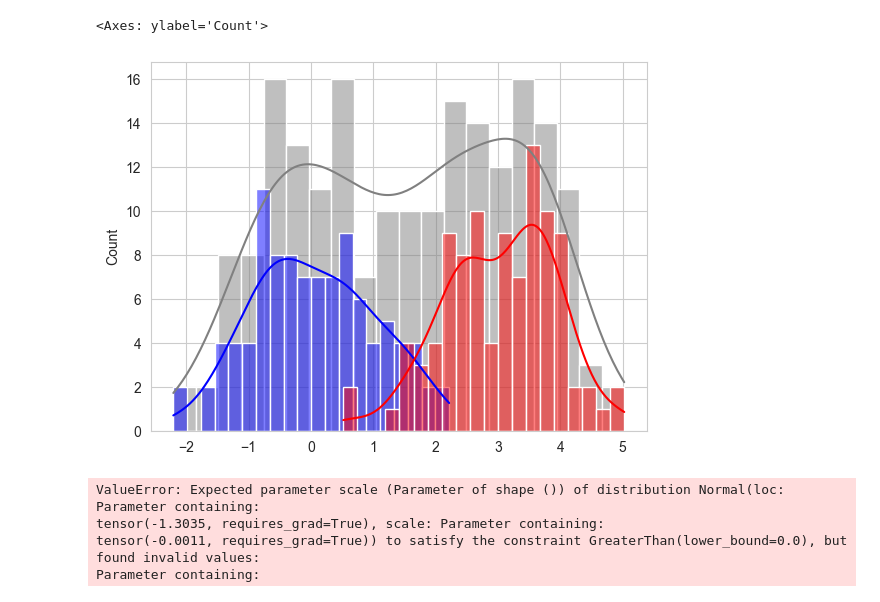
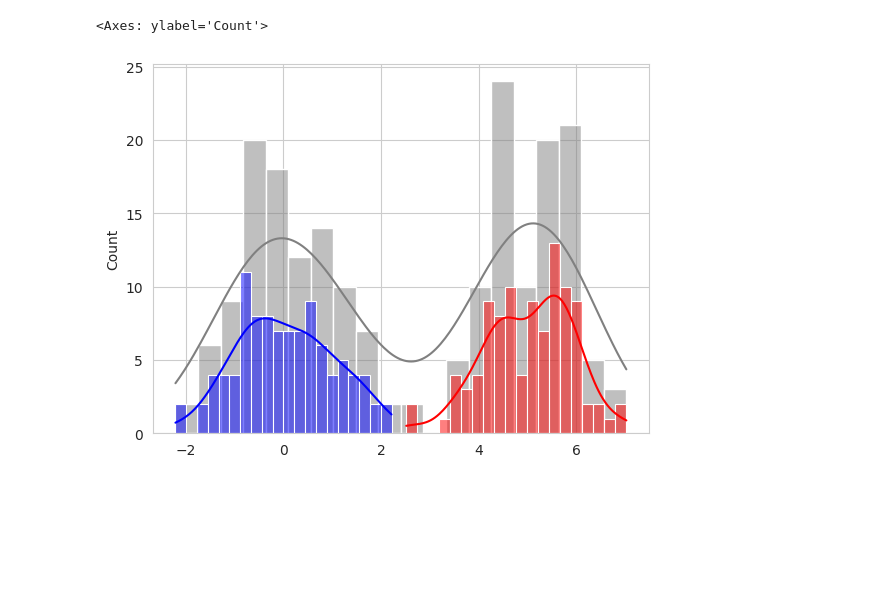
Before and after one commit to ZetrextJG/REBAR-PyTorch, a Jupyter notebook: gmm.ipynb, the cells around one changed output. Saved outputs shown, nothing was run; the diff lists cells and outputs as text; code cells hidden in the pictures; blank space fills up the shorter version.

```diff
--- a/gmm.ipynb
+++ b/gmm.ipynb
@@ -26,12 +26,12 @@ torch.backends.cudnn.benchmark = False
 # %%
 Xs = torch.concatenate([
     torch.randn(100),
-    torch.randn(100) + 3,
+    torch.randn(100) + 5,
 ]).reshape(-1, 1)
 
 sns.histplot(Xs[:, 0], bins=20, kde=True, color='gray', alpha=0.5)
 sns.histplot(Xs[:100, 0], bins=20, kde=True, color='blue', alpha=0.5)
 sns.histplot(Xs[100:, 0], bins=20, kde=True, color='red', alpha=0.5)
 # %% [output]
 <Axes: ylabel='Count'>
-[figure, old version]
+[figure, new version]
@@ -86,66 +37,0 @@ class GMM(nn.Module):
-# %%
-max_iter = 5000
-
-losses = []
-variances = []
-grad_estimates_list = []
-grad_estimates_history = []
-z_tilde_history = []
-rebar_before_grad_history = []
-log_prob_history = []
-z_history = []
-etas = []
-lmbdas = []
-thetas = []
-rebar_before_grads = []
-objectives = []
-
-n_variance_samples = 1024
-
-lmbda = torch.tensor([0.1], requires_grad=True)
-eta = torch.tensor([-0.1], requires_grad=True)
-
-theta_model = GMM()
-
-opt = torch.optim.Adam(theta_model.parameters(), lr=0.01, betas=(0.9, 0.99999))
-opt2 = torch.optim.Adam([eta, lmbda], lr=0.1, betas=(0.9, 0.99999))
-
-for i in tqdm(range(max_iter)):
-    opt.zero_grad()
-
-    thetas_pred = theta_model.forward(Xs)
-
-    # Gradient estimation
-    thetas = thetas_pred.detach()
-    thetas.requires_grad = True
-
-    loss = 0
-    u, v = torch.rand(2, thetas.shape[0], 1)
-
-    z_lmbda = g_lmbda(u, thetas, lmbda)
-    b = H(z_lmbda).detach()
-    z_tilde = g_tilde(v, b, thetas)
-
-    obj = f(b, theta_model.mu0, theta_model.mu1, theta_model.sigma0, theta_model.sigma1)
-
-    objectives.append(torch.mean(obj).item())
-
-    obj_temp_detach = f(sigma(z_tilde.detach(), lmbda), theta_model.mu0, theta_model.mu1, theta_model.sigma0, theta_model.sigma1)
-    obj_temp = f(sigma(z_tilde.detach(), lmbda), theta_model.mu0, theta_model.mu1, theta_model.sigma0, theta_model.sigma1)
-    first_term = (obj - eta * obj_temp_detach) * log_likelihood_bern(b, thetas)
-    second_term = eta * obj_temp
-    thrid_term = -eta * obj_temp
-    loss += first_term + second_term + thrid_term
-
-    grad_estimate = autograd.grad(torch.mean(loss), thetas, create_graph=True)[0]
-    eta.grad, lmbda.grad = autograd.grad(torch.mean(grad_estimate ** 2), (eta, lmbda))
-
-    autograd.backward(thetas_pred, grad_estimate.detach())
-    opt.step()
-
-    lmbda.data = torch.clamp(lmbda.data, 0.001)
-# %% [output]
-ValueError: Expected parameter scale (Parameter of shape ()) of distribution Normal(loc: Parameter containing:
-tensor(-1.3035, requires_grad=True), scale: Parameter containing:
-tensor(-0.0011, requires_grad=True)) to satisfy the constraint GreaterThan(lower_bound=0.0), but found invalid values:
-Parameter containing:
```
Also changed, not shown: parts of 7 cells of this notebook.
